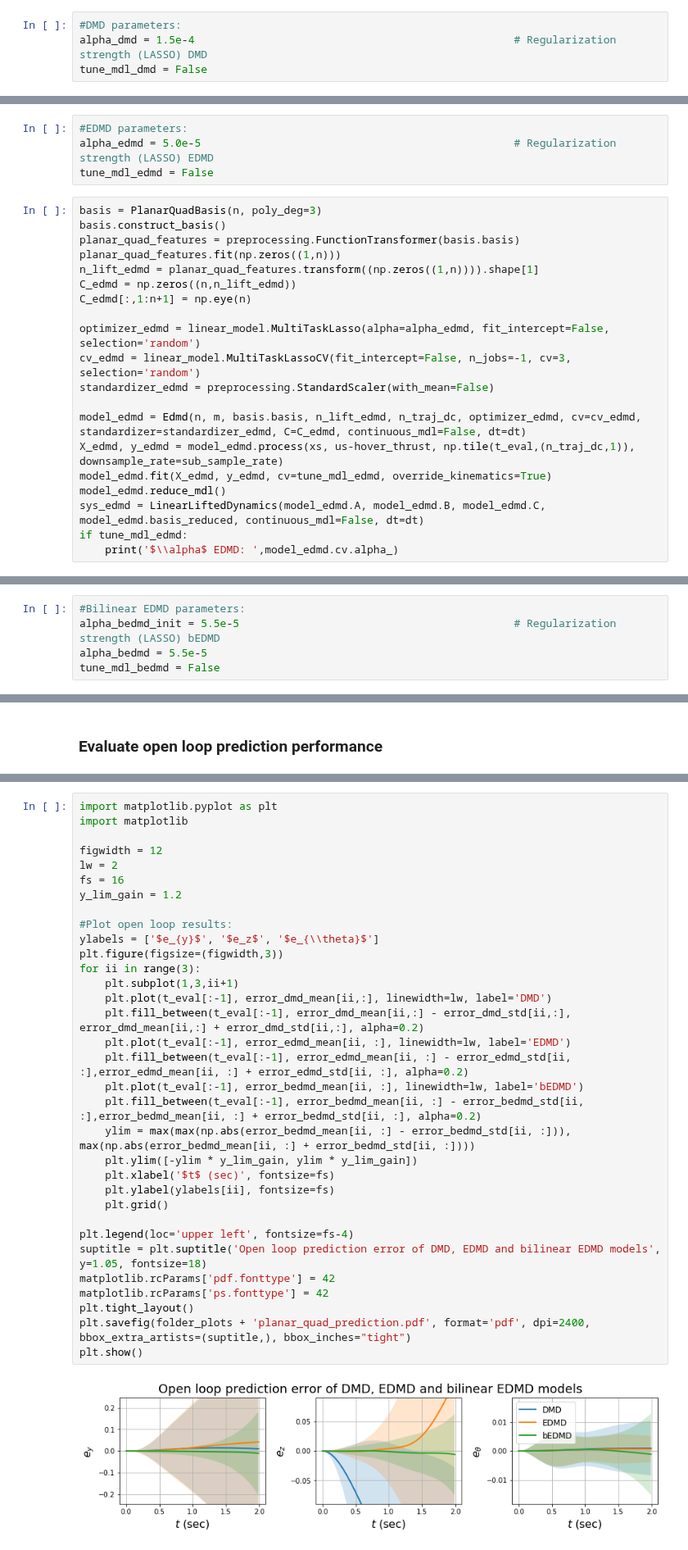
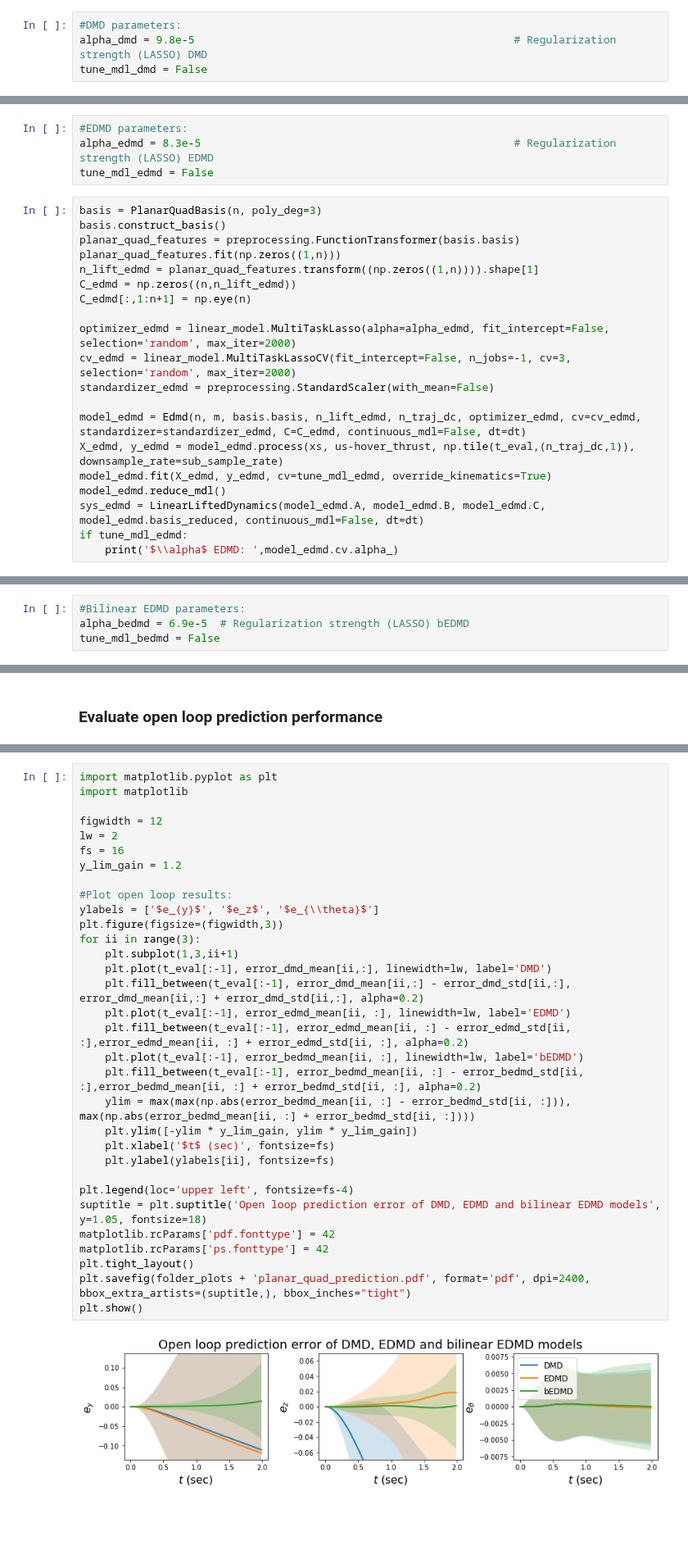
Before and after one commit to Cafolkes/koopman_learning_and_control, a Jupyter notebook: planar_quadrotor_learning_mpc.ipynb, the cells around one changed output, grey strips where cells are left out. Shown at 82% size. Cells and saved outputs as stored; diff of their text form; blank space fills up the shorter version.

```diff
--- a/planar_quadrotor_learning_mpc.ipynb
+++ b/planar_quadrotor_learning_mpc.ipynb
@@ -225,7 +227,7 @@ with model structure
 \end{equation}
 # %%
 #DMD parameters:
-alpha_dmd = 1.5e-4                                                  # Regularization strength (LASSO) DMD
+alpha_dmd = 9.8e-5                                                  # Regularization strength (LASSO) DMD
 tune_mdl_dmd = False
 # %%
 basis = lambda x: x
@@ -254,7 +256,7 @@ lifted linear model with model structure
 \end{equation}
 # %%
 #EDMD parameters:
-alpha_edmd = 5.0e-5                                                 # Regularization strength (LASSO) EDMD
+alpha_edmd = 8.3e-5                                                 # Regularization strength (LASSO) EDMD
 tune_mdl_edmd = False
 # %%
 basis = PlanarQuadBasis(n, poly_deg=3)
@@ -265,8 +267,8 @@ n_lift_edmd = planar_quad_features.transform((np.zeros((1,n)))).shape[1]
 C_edmd = np.zeros((n,n_lift_edmd))
 C_edmd[:,1:n+1] = np.eye(n)
 
-optimizer_edmd = linear_model.MultiTaskLasso(alpha=alpha_edmd, fit_intercept=False, selection='random')
-cv_edmd = linear_model.MultiTaskLassoCV(fit_intercept=False, n_jobs=-1, cv=3, selection='random')
+optimizer_edmd = linear_model.MultiTaskLasso(alpha=alpha_edmd, fit_intercept=False, selection='random', max_iter=2000)
+cv_edmd = linear_model.MultiTaskLassoCV(fit_intercept=False, n_jobs=-1, cv=3, selection='random', max_iter=2000)
 standardizer_edmd = preprocessing.StandardScaler(with_mean=False)
 
 model_edmd = Edmd(n, m, basis.basis, n_lift_edmd, n_traj_dc, optimizer_edmd, cv=cv_edmd, standardizer=standardizer_edmd, C=C_edmd, continuous_mdl=False, dt=dt)
@@ -288,8 +290,7 @@ lifted linear model with model structure
 \end{equation}
 # %%
 #Bilinear EDMD parameters:
-alpha_bedmd_init = 5.5e-5                                           # Regularization strength (LASSO) bEDMD
-alpha_bedmd = 5.5e-5
+alpha_bedmd = 6.9e-5  # Regularization strength (LASSO) bEDMD
 tune_mdl_bedmd = False
 # %%
 n_lift_bedmd = n_lift_edmd
@@ -398,35 +403,34 @@ import matplotlib
 
 figwidth = 12
 lw = 2
 fs = 16
 y_lim_gain = 1.2
 
 #Plot open loop results:
 ylabels = ['$e_{y}$', '$e_z$', '$e_{\\theta}$']
 plt.figure(figsize=(figwidth,3))
 for ii in range(3):
     plt.subplot(1,3,ii+1)
     plt.plot(t_eval[:-1], error_dmd_mean[ii,:], linewidth=lw, label='DMD')
     plt.fill_between(t_eval[:-1], error_dmd_mean[ii,:] - error_dmd_std[ii,:], error_dmd_mean[ii,:] + error_dmd_std[ii,:], alpha=0.2)
     plt.plot(t_eval[:-1], error_edmd_mean[ii, :], linewidth=lw, label='EDMD')
     plt.fill_between(t_eval[:-1], error_edmd_mean[ii, :] - error_edmd_std[ii, :],error_edmd_mean[ii, :] + error_edmd_std[ii, :], alpha=0.2)
     plt.plot(t_eval[:-1], error_bedmd_mean[ii, :], linewidth=lw, label='bEDMD')
     plt.fill_between(t_eval[:-1], error_bedmd_mean[ii, :] - error_bedmd_std[ii, :],error_bedmd_mean[ii, :] + error_bedmd_std[ii, :], alpha=0.2)
     ylim = max(max(np.abs(error_bedmd_mean[ii, :] - error_bedmd_std[ii, :])), max(np.abs(error_bedmd_mean[ii, :] + error_bedmd_std[ii, :])))
     plt.ylim([-ylim * y_lim_gain, ylim * y_lim_gain])
     plt.xlabel('$t$ (sec)', fontsize=fs)
     plt.ylabel(ylabels[ii], fontsize=fs)
-    plt.grid()
 
 plt.legend(loc='upper left', fontsize=fs-4)
 suptitle = plt.suptitle('Open loop prediction error of DMD, EDMD and bilinear EDMD models', y=1.05, fontsize=18)
 matplotlib.rcParams['pdf.fonttype'] = 42
 matplotlib.rcParams['ps.fonttype'] = 42
 plt.tight_layout()
 plt.savefig(folder_plots + 'planar_quad_prediction.pdf', format='pdf', dpi=2400, bbox_extra_artists=(suptitle,), bbox_inches="tight")
 plt.show()
 # %% [output]
-[figure, old version]
+[figure, new version]
 # %% [markdown]
 # Design trajectories based on learned models
 # %% [markdown]
```
Also changed, not shown: parts of 15 cells of this notebook, 3 other files.
